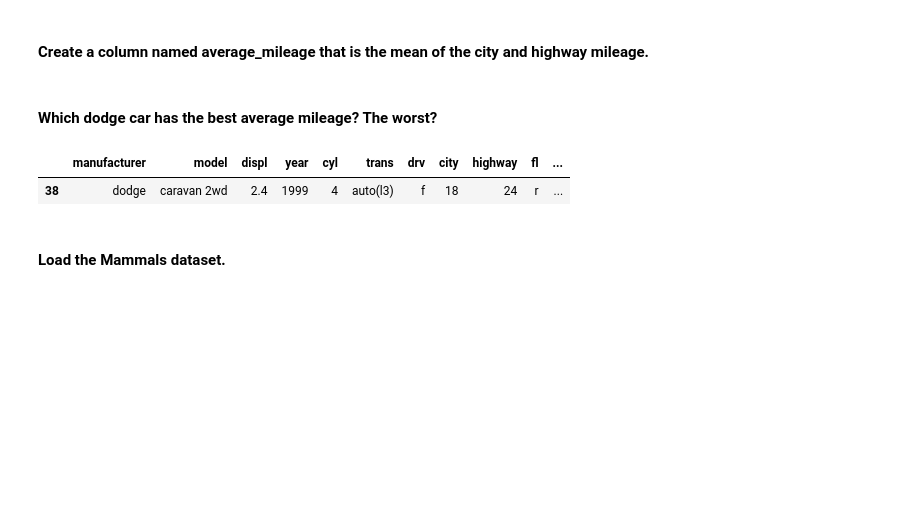
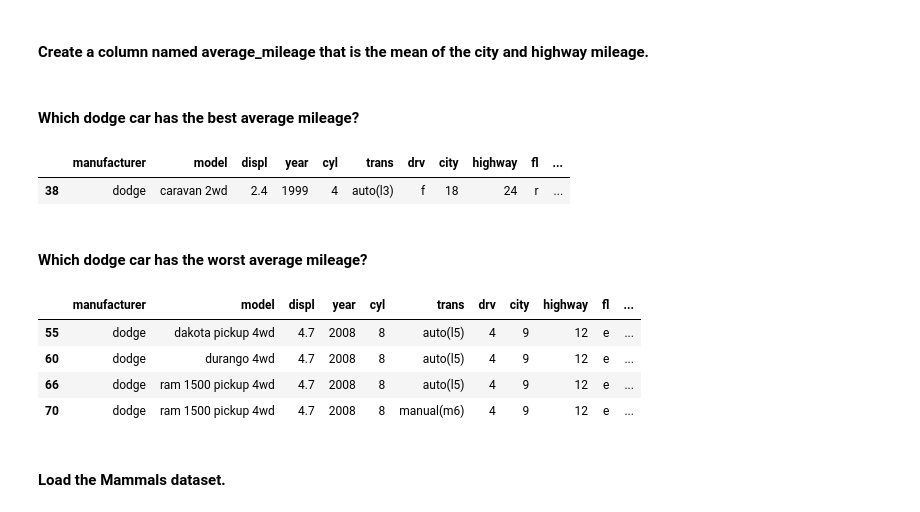
Before and after one commit to bensmith07/numpy-pandas-visualization-exercises, a Jupyter notebook: dataframes.ipynb, the cells around one changed output. Cells and saved outputs as stored; diff of their text form; code cells hidden in the pictures; blank space fills up the shorter version.

```diff
--- a/dataframes.ipynb
+++ b/dataframes.ipynb
@@ -201,7 +201,7 @@ compacts[compacts.highway == compacts.highway.max()]
 # %%
 mpg['average_mileage'] = mpg[['city', 'highway']].mean(axis=1)
 # %% [markdown]
-#### Which dodge car has the best average mileage? The worst?
+#### Which dodge car has the best average mileage?
 # %%
 dodges = mpg[mpg.manufacturer == 'dodge']
 # %%
@@ -209,6 +209,16 @@ dodges[dodges.average_mileage == dodges.average_mileage.max()]
 # %% [output]
 |  | manufacturer | model | displ | year | cyl | trans | drv | city | highway | fl | ... |
 | 38 | dodge | caravan 2wd | 2.4 | 1999 | 4 | auto(l3) | f | 18 | 24 | r | ... |
+# %% [markdown]
+#### Which dodge car has the worst average mileage?
+# %%
+dodges[dodges.average_mileage == dodges.average_mileage.min()]
+# %% [output]
+|  | manufacturer | model | displ | year | cyl | trans | drv | city | highway | fl | ... |
+| 55 | dodge | dakota pickup 4wd | 4.7 | 2008 | 8 | auto(l5) | 4 | 9 | 12 | e | ... |
+| 60 | dodge | durango 4wd | 4.7 | 2008 | 8 | auto(l5) | 4 | 9 | 12 | e | ... |
+| 66 | dodge | ram 1500 pickup 4wd | 4.7 | 2008 | 8 | auto(l5) | 4 | 9 | 12 | e | ... |
+| 70 | dodge | ram 1500 pickup 4wd | 4.7 | 2008 | 8 | manual(m6) | 4 | 9 | 12 | e | ... |
 # %% [markdown]
 #### Load the Mammals dataset.
 # %%
```
Also changed, not shown: parts of 4 cells of this notebook.
